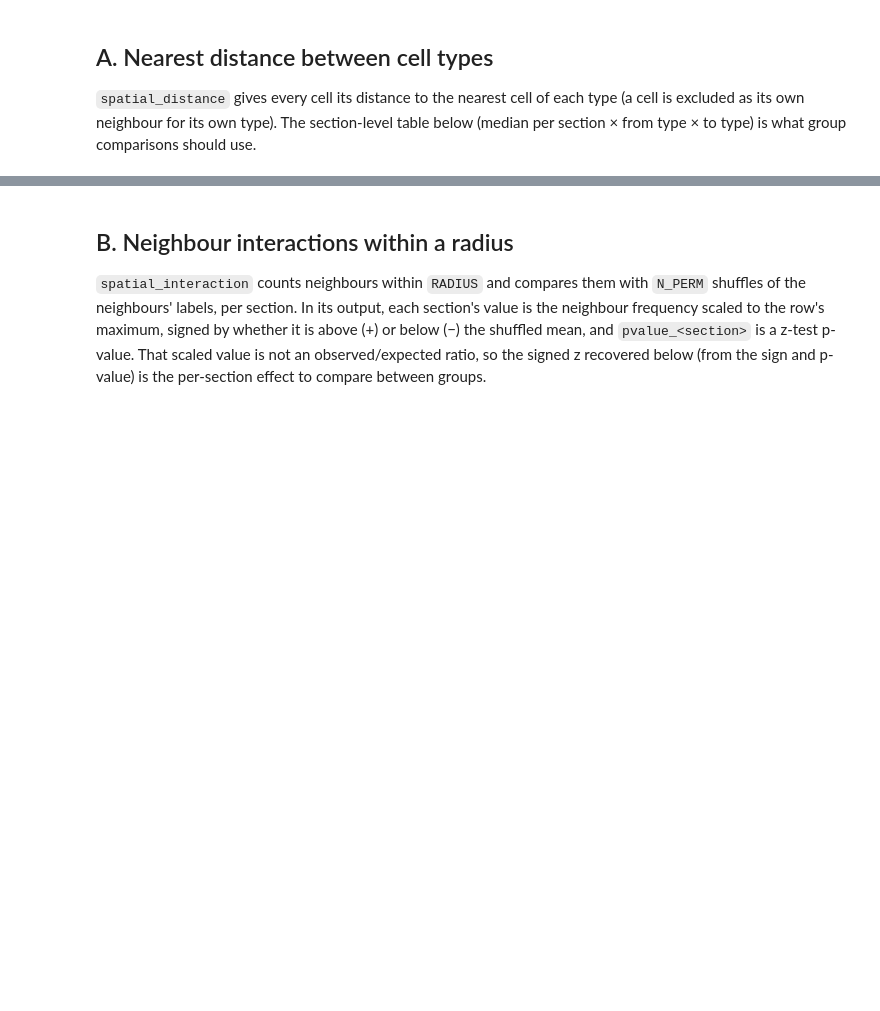
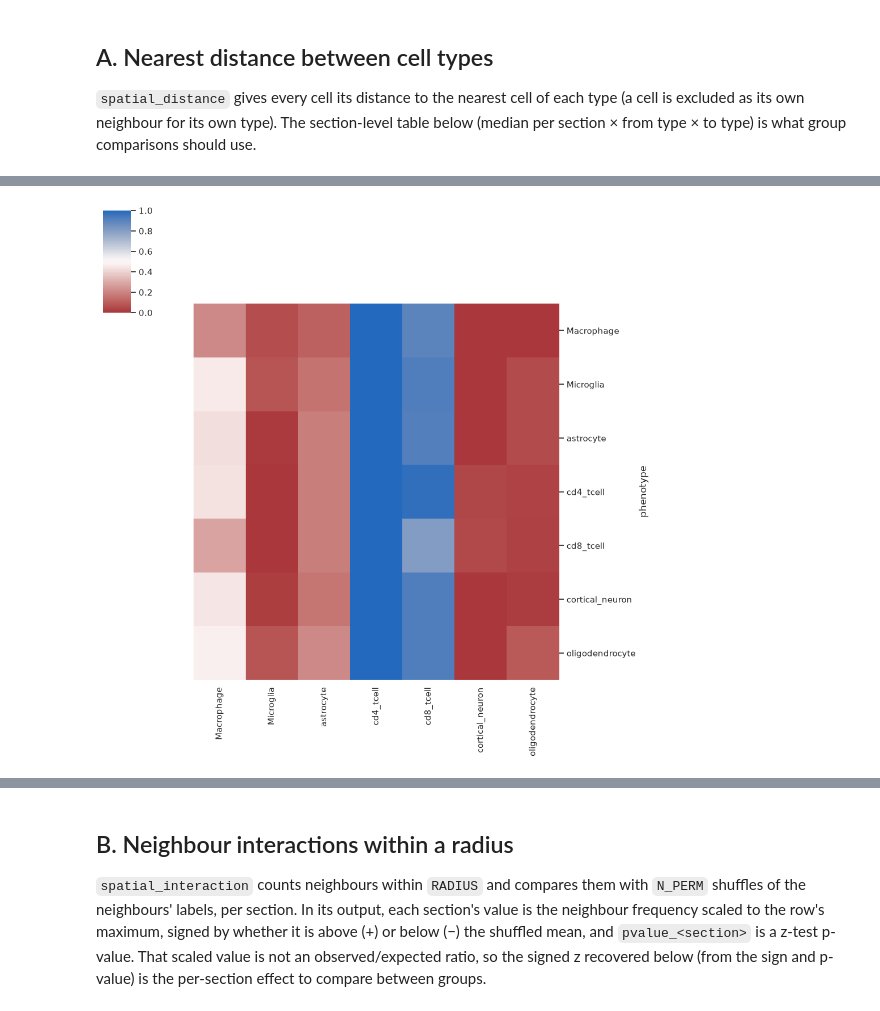
Before and after one commit to jakesboles/als_cns_pcf, a Jupyter notebook: notebooks/scimap_spatial.ipynb, the cells around one changed output, grey strips where cells are left out. Cells and saved outputs as stored; diff of their text form; code cells hidden in the pictures; blank space fills up the shorter version.

```diff
--- a/notebooks/scimap_spatial.ipynb
+++ b/notebooks/scimap_spatial.ipynb
@@ -42,0 +49,8 @@ sm.pl.spatial_distance(adata, heatmap_summarize=True)
+# %%
+adata = sm.tl.spatial_distance (adata,
+                               x_coordinate='X_centroid', y_coordinate='Y_centroid',
+                               z_coordinate=None,
+                               phenotype='phenotype',
+                               subset=None,
+                               imageid='imageid',
+                               label='spatial_distance')
@@ -42,0 +95,4 @@ sm.pl.spatial_distance(adata, heatmap_summarize=True)
+# %%
+sm.pl.spatial_distance(adata, heatmap_summarize=True, log=True)
+# %% [output]
+[figure, added]
```
Also changed, not shown: parts of 11 cells of this notebook.
